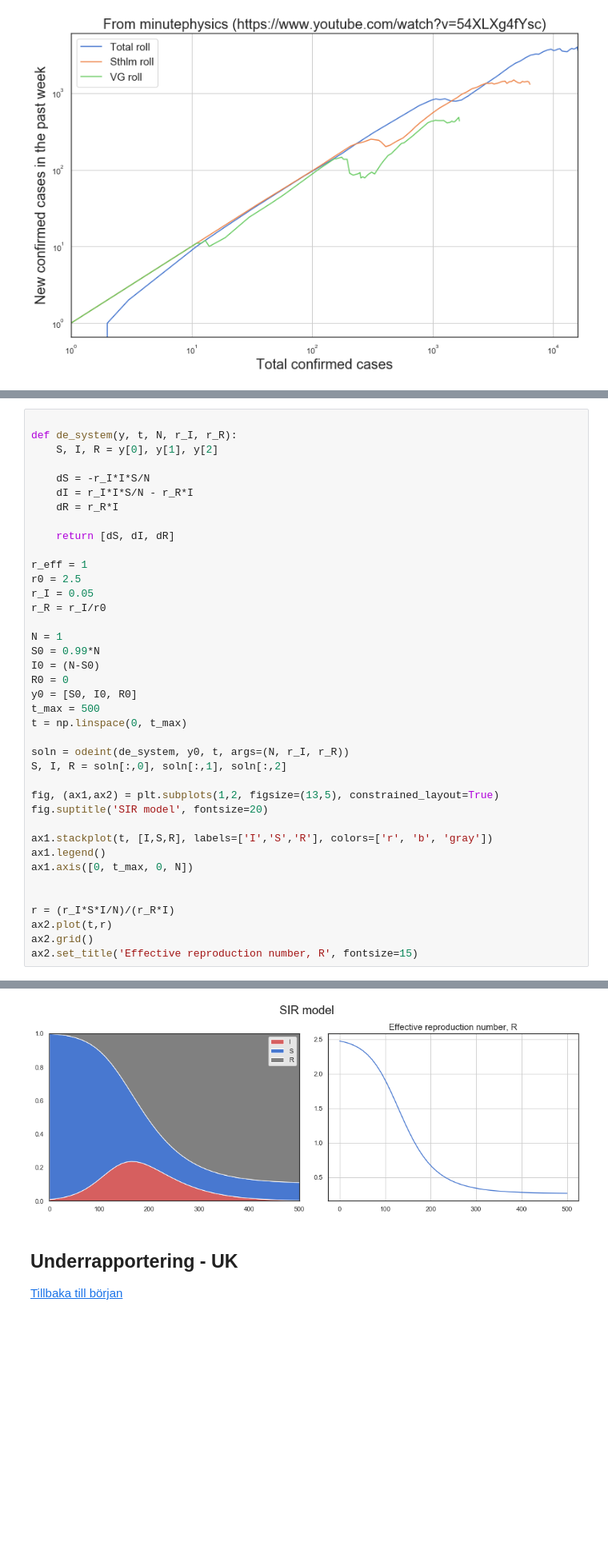
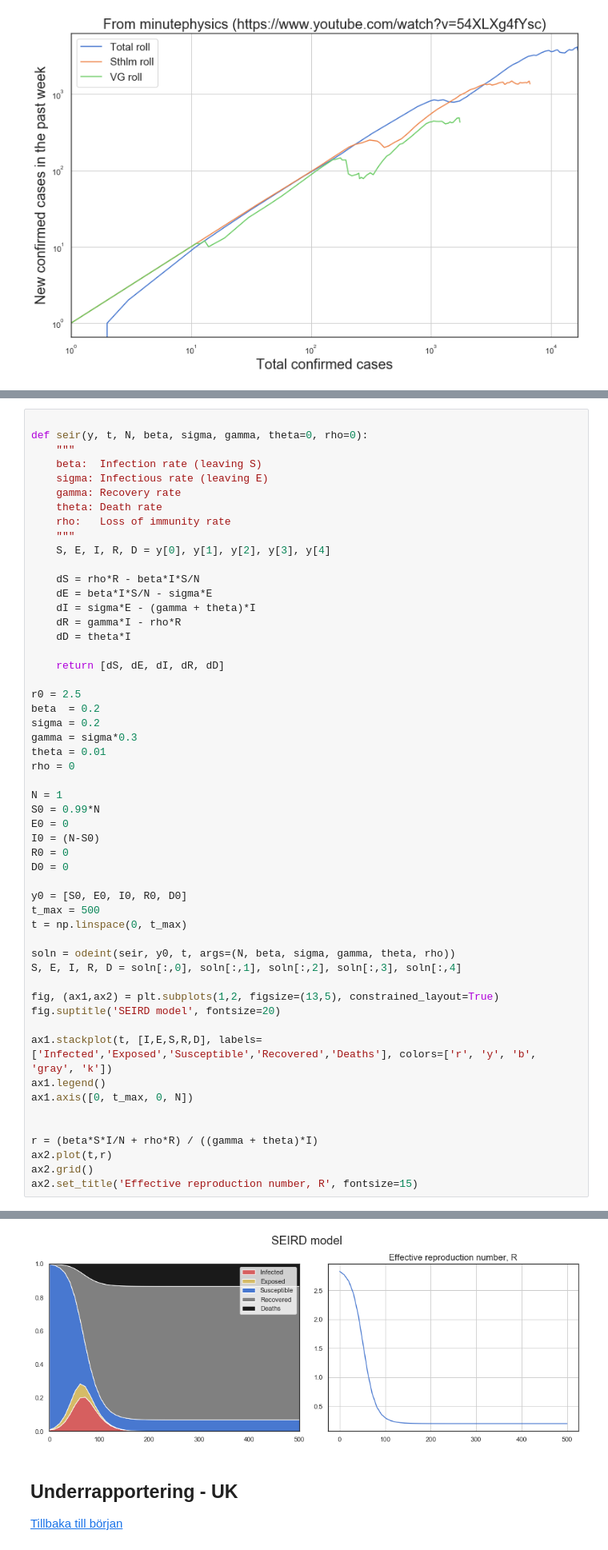
Before and after one commit to Frallmeister/covid19, a Jupyter notebook: corona_notebook.ipynb, the cells around one changed output, grey strips where cells are left out. Shown at 80% size. Cells and saved outputs as stored; diff of their text form; blank space fills up the shorter version.

```diff
--- a/corona_notebook.ipynb
+++ b/corona_notebook.ipynb
@@ -198,46 +200,60 @@ ax.legend(fontsize=15)
 [Tillbaka till början](#top)
 # %%
 
-def de_system(y, t, N, r_I, r_R):
-    S, I, R = y[0], y[1], y[2]
+def seir(y, t, N, beta, sigma, gamma, theta=0, rho=0):
+    """
+    beta:  Infection rate (leaving S)
+    sigma: Infectious rate (leaving E)
+    gamma: Recovery rate
+    theta: Death rate
+    rho:   Loss of immunity rate
+    """
+    S, E, I, R, D = y[0], y[1], y[2], y[3], y[4]
 
-    dS = -r_I*I*S/N
-    dI = r_I*I*S/N - r_R*I
-    dR = r_R*I
+    dS = rho*R - beta*I*S/N
+    dE = beta*I*S/N - sigma*E
+    dI = sigma*E - (gamma + theta)*I
+    dR = gamma*I - rho*R
+    dD = theta*I
 
-    return [dS, dI, dR]
+    return [dS, dE, dI, dR, dD]
 
-r_eff = 1
 r0 = 2.5
-r_I = 0.05
-r_R = r_I/r0
+beta  = 0.2
+sigma = 0.2
+gamma = sigma*0.3
+theta = 0.01
+rho = 0
 
 N = 1
 S0 = 0.99*N
+E0 = 0
 I0 = (N-S0)
 R0 = 0
-y0 = [S0, I0, R0]
+D0 = 0
+
+y0 = [S0, E0, I0, R0, D0]
 t_max = 500
 t = np.linspace(0, t_max)
 
-soln = odeint(de_system, y0, t, args=(N, r_I, r_R))
-S, I, R = soln[:,0], soln[:,1], soln[:,2]
+soln = odeint(seir, y0, t, args=(N, beta, sigma, gamma, theta, rho))
+S, E, I, R, D = soln[:,0], soln[:,1], soln[:,2], soln[:,3], soln[:,4]
 
 fig, (ax1,ax2) = plt.subplots(1,2, figsize=(13,5), constrained_layout=True)
-fig.suptitle('SIR model', fontsize=20)
+fig.suptitle('SEIRD model', fontsize=20)
 
-ax1.stackplot(t, [I,S,R], labels=['I','S','R'], colors=['r', 'b', 'gray'])
+ax1.stackplot(t, [I,E,S,R,D], labels=['Infected','Exposed','Susceptible','Recovered','Deaths'], colors=['r', 'y', 'b', 'gray', 'k'])
 ax1.legend()
 ax1.axis([0, t_max, 0, N])
 
 
-r = (r_I*S*I/N)/(r_R*I)
+r = (beta*S*I/N + rho*R) / ((gamma + theta)*I)
 ax2.plot(t,r)
 ax2.grid()
 ax2.set_title('Effective reproduction number, R', fontsize=15)
 # %% [output]
 Text(0.5, 1.0, 'Effective reproduction number, R')
-[figure, old version]
+[figure, new version]
 # %% [markdown]
 <a id='underrapportering_uk'></a>
 ## Underrapportering - UK
```
Also changed, not shown: parts of 8 cells of this notebook, 4 other files.
